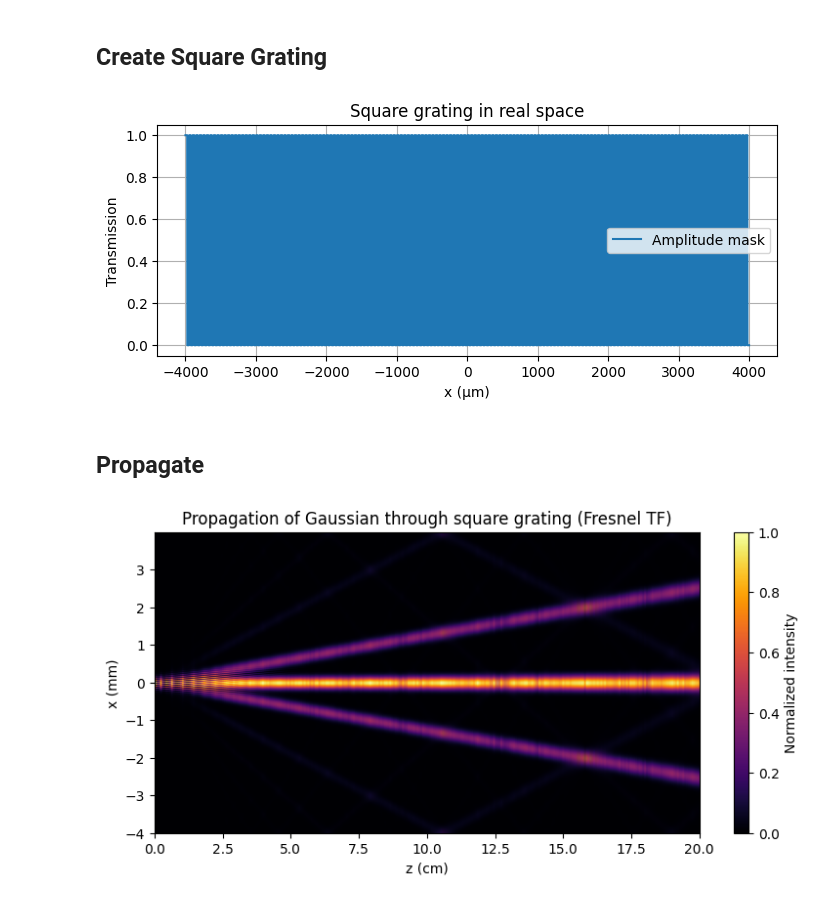
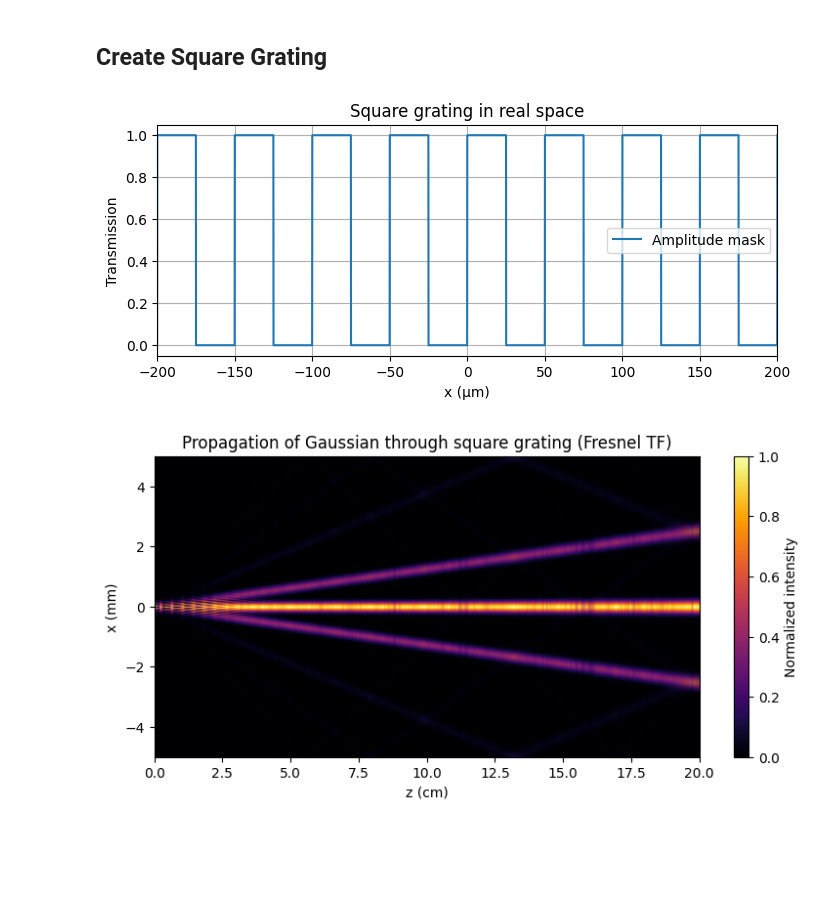
Before and after one commit to atlindburg/fourier-optics, a Jupyter notebook: notebooks/20251003-rectangular_gratings.ipynb, the cells around one changed output. Saved outputs shown, nothing was run; the diff lists cells and outputs as text; code cells hidden in the pictures; blank space fills up the shorter version.

```diff
--- a/notebooks/20251003-rectangular_gratings.ipynb
+++ b/notebooks/20251003-rectangular_gratings.ipynb
@@ -14,31 +14,30 @@ import fourieroptics as fo
 # %%
 import numpy as np
 import matplotlib.pyplot as plt
 
 # Grid
-N = 80000
+N = 100000
 dx = 1e-7
 x = fo.coords_1D(N, dx)
 
 # Grating parameters
 period = 50e-6   # 50 µm
 duty = 0.5
 
 # Generate grating (amplitude version)
-G = fo.square_grating_1D(x, period, duty_cycle=duty)
+G = fo.rectangular_grating_1D(x, period, duty_cycle=duty)
 
 plt.figure(figsize=(8,3))
 plt.plot(x*1e6, np.real(G), label="Amplitude mask")
 plt.xlabel("x (µm)")
 plt.ylabel("Transmission")
 plt.title("Square grating in real space")
+plt.xlim(-200, 200)
 plt.grid(True)
 plt.legend()
 plt.show()
 # %% [output]
-[figure, old version]
+[figure, new version]
-# %% [markdown]
-## Propagate
 # %%
 # Beam parameters
 wavelength = 633e-9
@@ -66,4 +65,4 @@ plt.title("Propagation of Gaussian through square grating (Fresnel TF)")
 plt.colorbar(label="Normalized intensity")
 plt.show()
 # %% [output]
-[figure, old version]
+[figure, new version]
```
Also changed, not shown: parts of 3 cells of this notebook, 5 other files.
